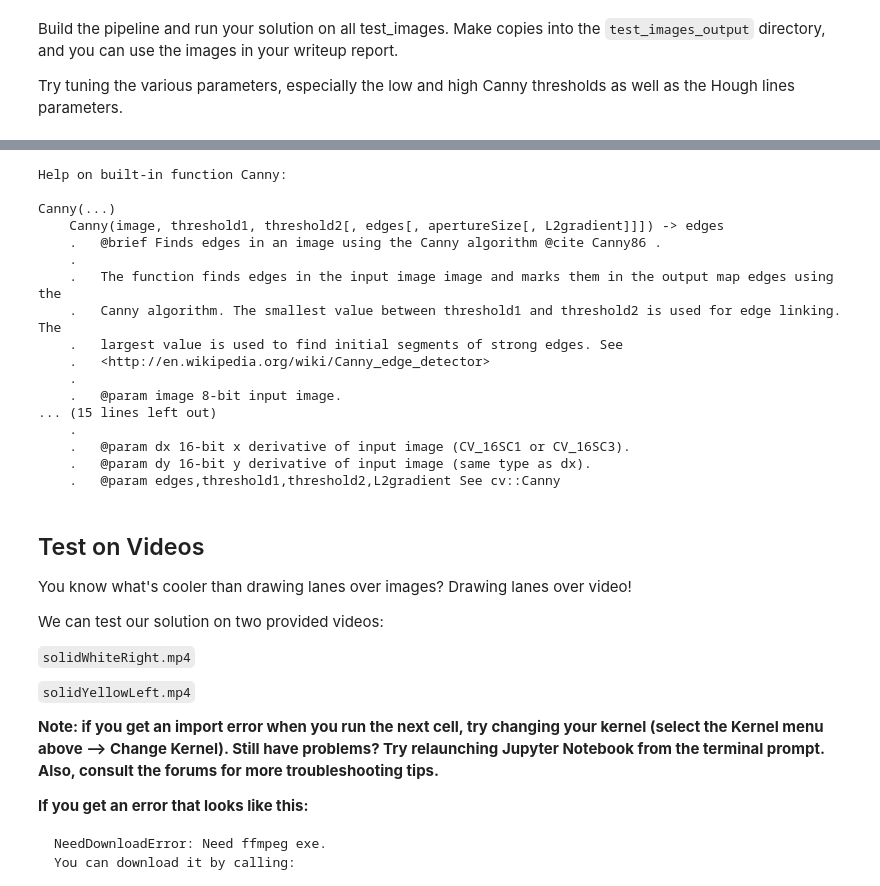
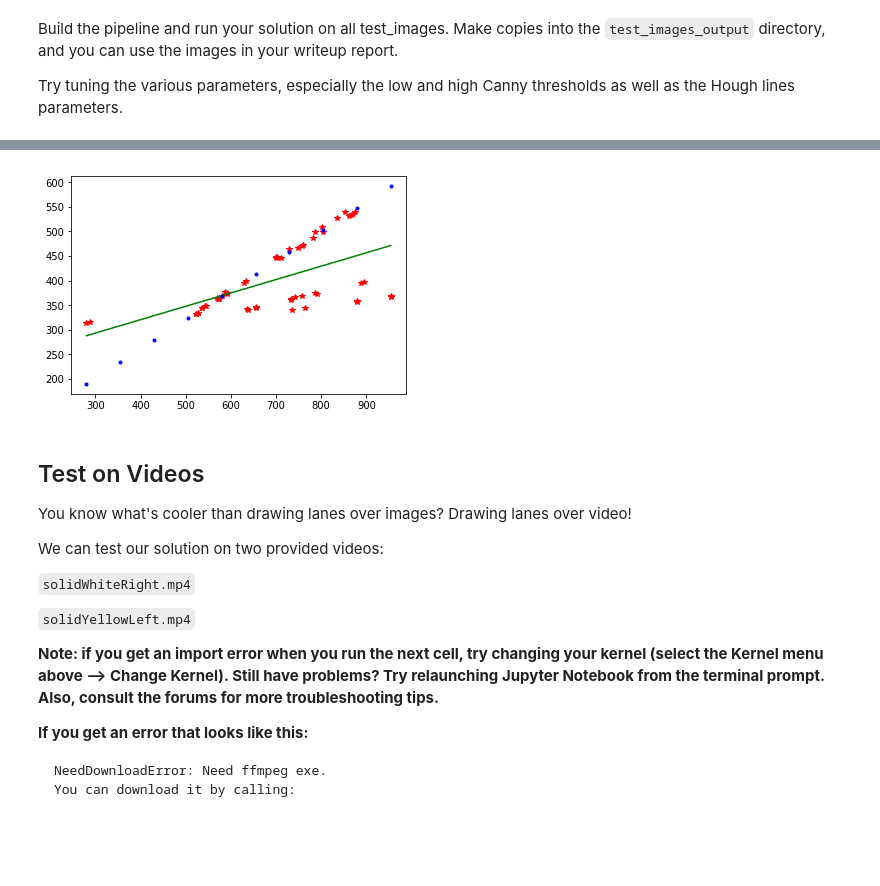
Before and after one commit to mhaytmyr/Udacity, a Jupyter notebook: Term1_Project1/P1.ipynb, the cells around one changed output, grey strips where cells are left out. Saved outputs shown, nothing was run; the diff lists cells and outputs as text; code cells hidden in the pictures; blank space fills up the shorter version.

```diff
--- a/Term1_Project1/P1.ipynb
+++ b/Term1_Project1/P1.ipynb
@@ -230,29 +308,19 @@ for item in os.listdir("test_images/"):
-# %%
-test = mpimg.imread("test_images/"+item)
-
-help(cv2.Canny)
-
-#plt.figure(figsize=(15,12))
-#plt.imshow(np.where(img_edge>15,img_edge,0),cmap="gray")
-#plt.show()
-# %% [output]
-Help on built-in function Canny:
-
-Canny(...)
-    Canny(image, threshold1, threshold2[, edges[, apertureSize[, L2gradient]]]) -> edges
-    .   @brief Finds edges in an image using the Canny algorithm @cite Canny86 .
-    .
-    .   The function finds edges in the input image image and marks them in the output map edges using the
-    .   Canny algorithm. The smallest value between threshold1 and threshold2 is used for edge linking. The
-    .   largest value is used to find initial segments of strong edges. See
-    .   <http://en.wikipedia.org/wiki/Canny_edge_detector>
-    .
-    .   @param image 8-bit input image.
-... (15 lines left out)
-    .
-    .   @param dx 16-bit x derivative of input image (CV_16SC1 or CV_16SC3).
-    .   @param dy 16-bit y derivative of input image (same type as dx).
-    .   @param edges,threshold1,threshold2,L2gradient See cv::Canny
+# %%
+from sklearn import linear_model
+robust_reg = linear_model.RANSACRegressor()
+
+x_new = np.linspace(min(x),max(x),10)
+y_hat = z[0]*x_new+z[1]
+
+robust_reg.fit(x[:,np.newaxis],y)
+y_hat_robust = robust_reg.predict(x_new[:,np.newaxis])
+
+plt.plot(x,y,"r*")
+plt.plot(x_new,y_hat,"g-")
+plt.plot(x_new,y_hat_robust,"b.")
+plt.show()
+# %% [output]
+[figure, added]
 # %% [markdown]
 ## Test on Videos
 
```
Also changed, not shown: parts of 7 cells of this notebook, 1 other file.
